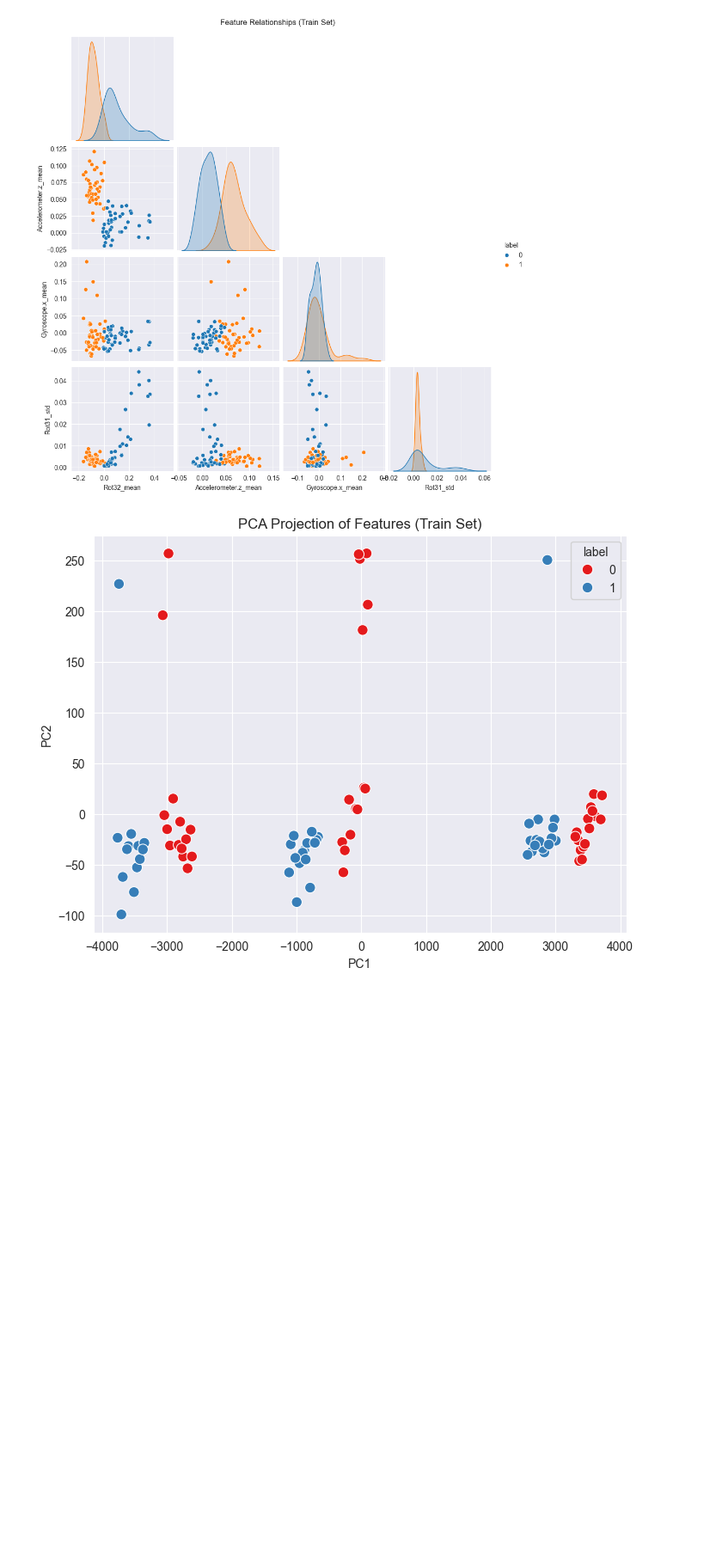
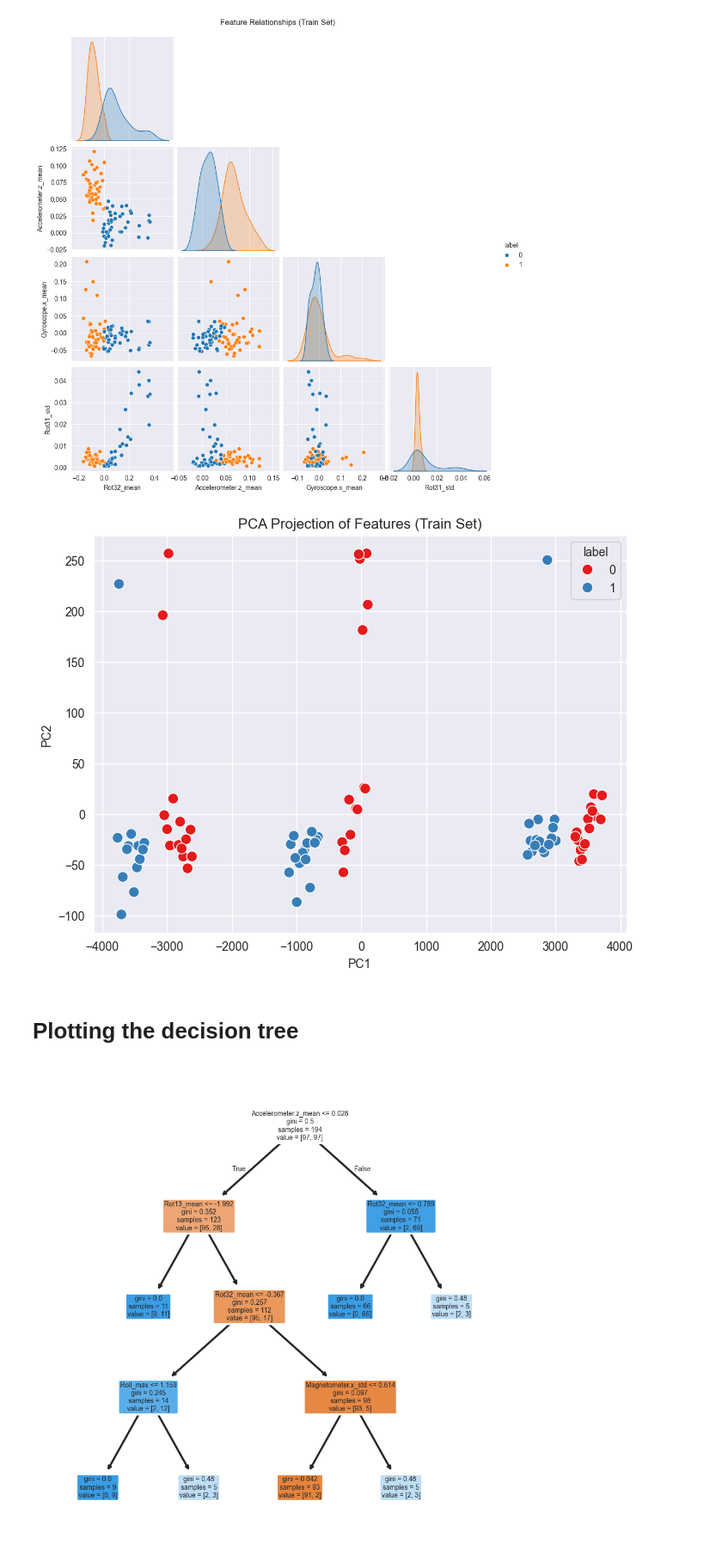
Before and after one commit to kidusabe1/Hand-Motion-Classifier, a Jupyter notebook: load_train_test.ipynb, the cells around one changed output. Shown: that part at 86% size. Saved outputs shown, nothing was run; the diff lists cells and outputs as text; code cells hidden in the pictures; blank space fills up the shorter version.

```diff
--- a/load_train_test.ipynb
+++ b/load_train_test.ipynb
@@ -39,9 +30,9 @@ class IMUClassifier:
         self.channels = ["Roll", "Gyroscope_z", "Gravity_x",
                          "Rot12", "Rot13", "Rot21", "Rot22",
                          "Rot23", "Rot31", "Rot32", "Rot33","Gravity.y", "Gravity.z",
-                         "Accelerometer.Timestamp", "Accelerometer.x", "Accelerometer.y", "Accelerometer.z",
-                         "Gyroscope.Timestamp", "Gyroscope.x", "Gyroscope.y",
-                         "Magnetometer.Timestamp", "Magnetometer.x", "Magnetometer.y", "Magnetometer.z"]
+                         "Accelerometer.x", "Accelerometer.y", "Accelerometer.z",
+                         "Gyroscope.x", "Gyroscope.y",
+                         "Magnetometer.x", "Magnetometer.y", "Magnetometer.z"]
         self.feature_columns = []
 
         self.train_files = None
@@ -201,12 +192,12 @@ class IMUClassifier:
         print("Transformed data and saved scaler.")
 
     # ---------- model ----------
-    def load_model(self):
-        # self.model = RandomForestClassifier()
-
-        # Decision tree works almost as good randomforest
-
-        self.model = DecisionTreeClassifier()
+    def load_model(self, prefit=None):
+        if prefit is None:
+            self.model = DecisionTreeClassifier(min_samples_leaf=5, max_depth = 4)
+            # self.model = RandomForestClassifier()
+        else:
+            self.model = prefit
 
     def train_model(self, cv_folds=5):
         if self.model is None:
@@ -277,8 +268,11 @@ class IMUClassifier:
         if hasattr(self.model, "feature_importances_"):
             try:
                 fi = self.model.feature_importances_
-                self._save_feature_importances(fi, self.feature_columns, os.path.join(self.out_dir, "feature_importances.png"))
+                #self._save_feature_importances(fi, self.feature_columns, os.path.join(self.out_dir, "feature_importances.png"))
+                self._save_feature_importances(self,fi,self.feature_columns,os.path.join(self.out_dir, "feature_importances.png"))
+
                 results["feature_importances"] = {n: float(v) for n,v in zip(self.feature_columns, fi)}
+                print("Saving feature importances success:")
             except Exception as e:
                 print("Saving feature importances failed:", e)
 
@@ -419,3 +483,12 @@ plt.ylabel("PC2")
 plt.show()
 # %% [output]
 [figure]
+# %% [markdown]
+# Plotting the decision tree
+# %%
+from sklearn import tree
+fig, axes = plt.subplots(nrows = 1,ncols = 1,figsize = (4,4), dpi=300)
+tree.plot_tree(clf.model,feature_names=clf.feature_columns, filled=True,rounded=True)
+plt.savefig('out/tree.png')
+# %% [output]
+[figure, added]
```
Also changed, not shown: parts of 6 cells of this notebook, 19 other files.
